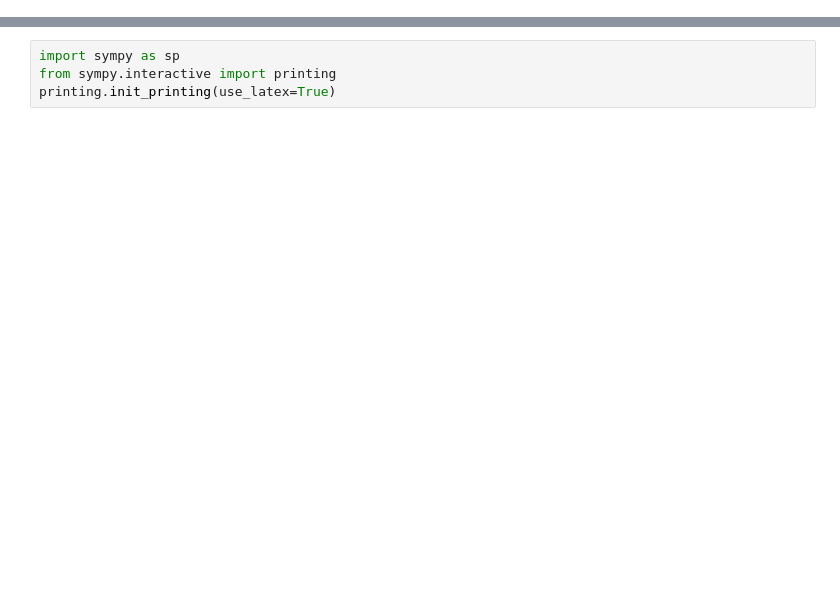
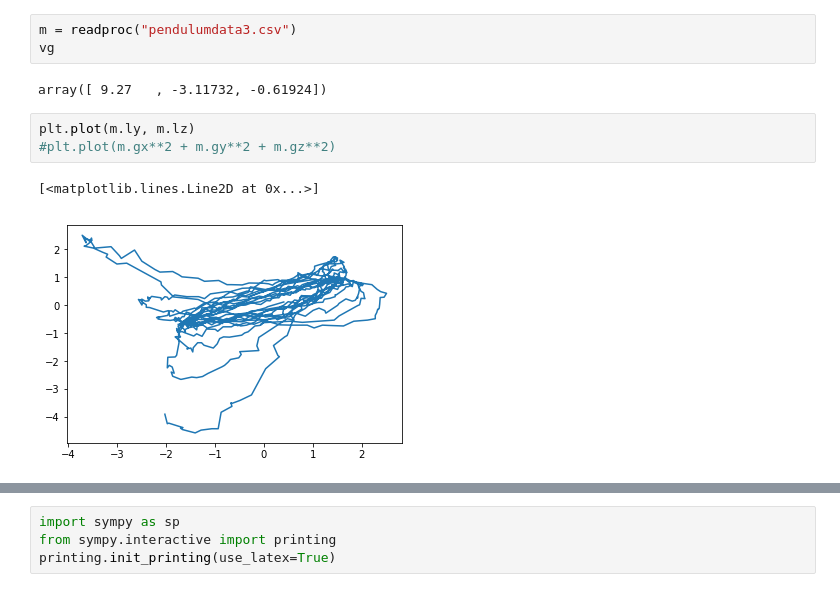
Before and after one commit to goatchurchprime/jupyter_micropython_developer_notebooks, a Jupyter notebook: pendulum_explorations/receive_udp.ipynb, the cells around one changed output, grey strips where cells are left out. Saved outputs shown, nothing was run; the diff lists cells and outputs as text; blank space fills up the shorter version.

```diff
--- a/pendulum_explorations/receive_udp.ipynb
+++ b/pendulum_explorations/receive_udp.ipynb
@@ -187,0 +210,11 @@ Length: 969, dtype: float64
+# %%
+m = readproc("pendulumdata3.csv")
+vg
+# %% [output]
+array([ 9.27   , -3.11732, -0.61924])
+# %%
+plt.plot(m.ly, m.lz)
+#plt.plot(m.gx**2 + m.gy**2 + m.gz**2)
+# %% [output]
+[<matplotlib.lines.Line2D at 0x...>]
+[figure, added]
```
Also changed, not shown: parts of 47 cells of this notebook, 28 other files.
